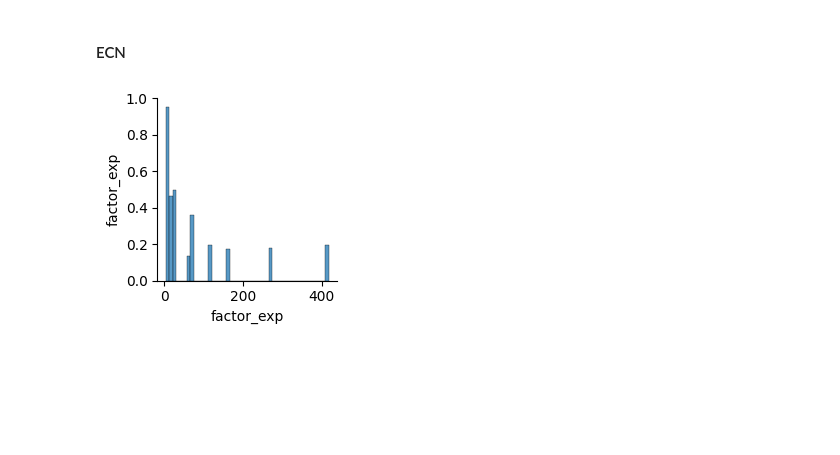
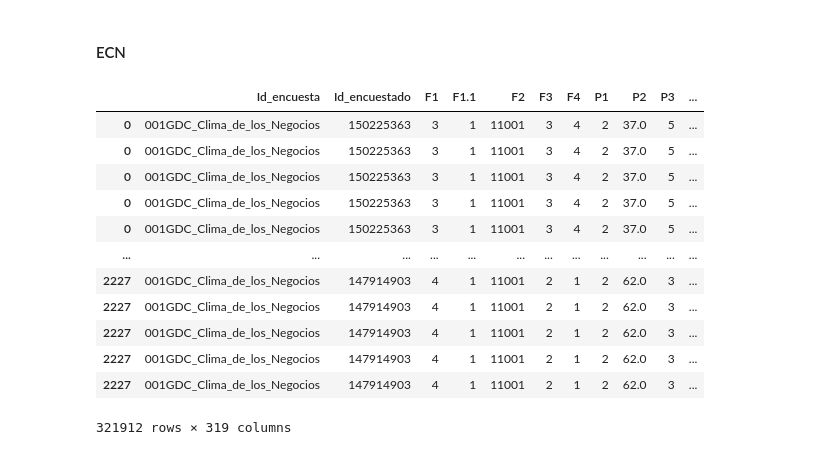
Before and after one commit to JuanParraG/dinamita-de-datos, a Jupyter notebook: Análisis de datos.ipynb, the cells around one changed output. Drawn from its saved outputs; the diff is of its cells as text; code cells hidden in the pictures; blank space fills up the shorter version.

```diff
--- a/Análisis de datos.ipynb
+++ b/Análisis de datos.ipynb
@@ -368,21 +368,27 @@ def arreglar_row(df):
 # %%
 #print(factor_exp(ECN2020, 'fexp'))
 #print(factor_exp(ECN2021ANT, 'fax expansión'))
 #print(factor_exp(ECN2022, 'F.EXPANSIÓN'))
-ECN2020=arreglar_df(ECN2020, listaColumnasECN2020)
-arreglar_row(ECN2020)
-ECN2021ANT=arreglar_df(ECN2021ANT, listaColumnasECN2021)
-arreglar_row(ECN2021ANT)
-ECN2022=arreglar_df(ECN2022, listaColumnasECN2022)
-arreglar_row(ECN2022)
+ECN2022Fact= factor_exp(ECN2022,'F.EXPANSIÓN')
+ECN2022Fact
+
+
 #ECN2020.dtypes
 #ECN2020.isnull().sum()
 #ECN2020.shape (2221, 16)
 #sns.pairplot(data)
 #plt.show()
+# %% [output]
+|  | Id_encuesta | Id_encuestado | F1 | F1.1 | F2 | F3 | F4 | P1 | P2 | P3 | ... |
+| 0 | 001GDC_Clima_de_los_Negocios | 150225363 | 3 | 1 | 11001 | 3 | 4 | 2 | 37.0 | 5 | ... |
+| 0 | 001GDC_Clima_de_los_Negocios | 150225363 | 3 | 1 | 11001 | 3 | 4 | 2 | 37.0 | 5 | ... |
+| 0 | 001GDC_Clima_de_los_Negocios | 150225363 | 3 | 1 | 11001 | 3 | 4 | 2 | 37.0 | 5 | ... |
+| 0 | 001GDC_Clima_de_los_Negocios | 150225363 | 3 | 1 | 11001 | 3 | 4 | 2 | 37.0 | 5 | ... |
+| 0 | 001GDC_Clima_de_los_Negocios | 150225363 | 3 | 1 | 11001 | 3 | 4 | 2 | 37.0 | 5 | ... |
+| ... | ... | ... | ... | ... | ... | ... | ... | ... | ... | ... | ... |
+| 2227 | 001GDC_Clima_de_los_Negocios | 147914903 | 4 | 1 | 11001 | 2 | 1 | 2 | 62.0 | 3 | ... |
+| 2227 | 001GDC_Clima_de_los_Negocios | 147914903 | 4 | 1 | 11001 | 2 | 1 | 2 | 62.0 | 3 | ... |
+| 2227 | 001GDC_Clima_de_los_Negocios | 147914903 | 4 | 1 | 11001 | 2 | 1 | 2 | 62.0 | 3 | ... |
+| 2227 | 001GDC_Clima_de_los_Negocios | 147914903 | 4 | 1 | 11001 | 2 | 1 | 2 | 62.0 | 3 | ... |
+| 2227 | 001GDC_Clima_de_los_Negocios | 147914903 | 4 | 1 | 11001 | 2 | 1 | 2 | 62.0 | 3 | ... |
+321912 rows × 319 columns
-# %%
-import matplotlib.pyplot as plt
-sns.pairplot(ECN2020)
-plt.show()
-# %% [output]
-[figure, removed]
```
Also changed, not shown: parts of 6 cells of this notebook.
